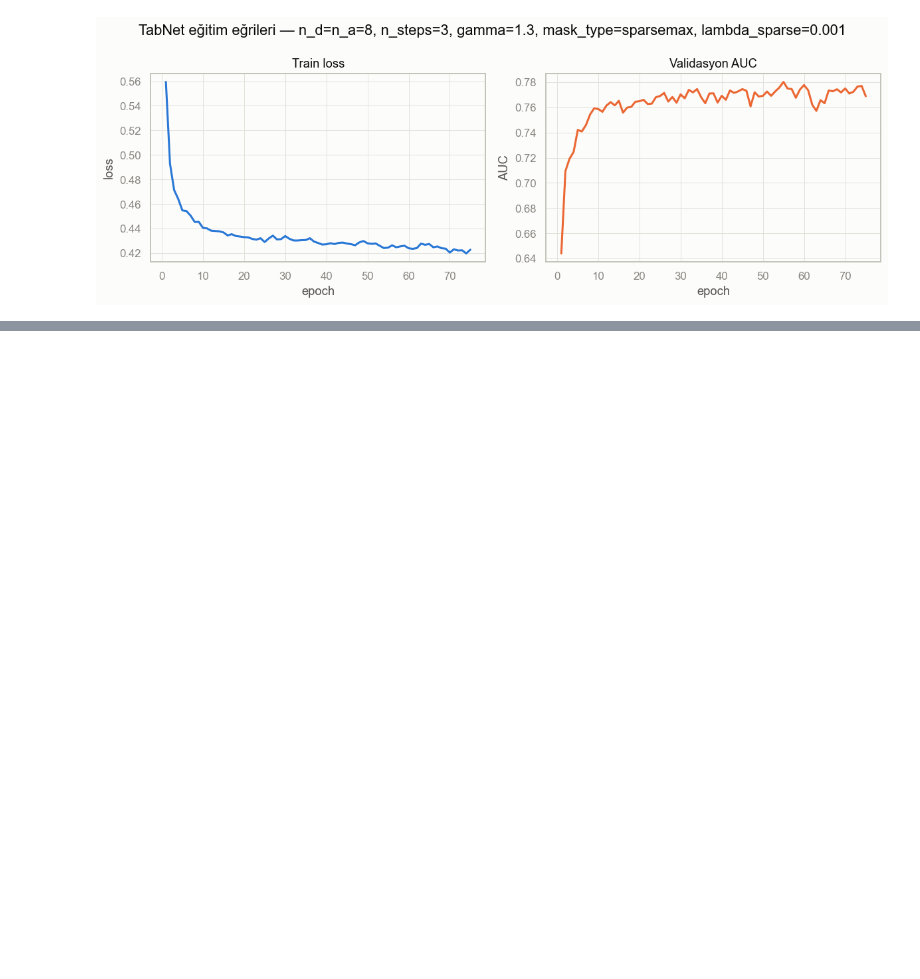
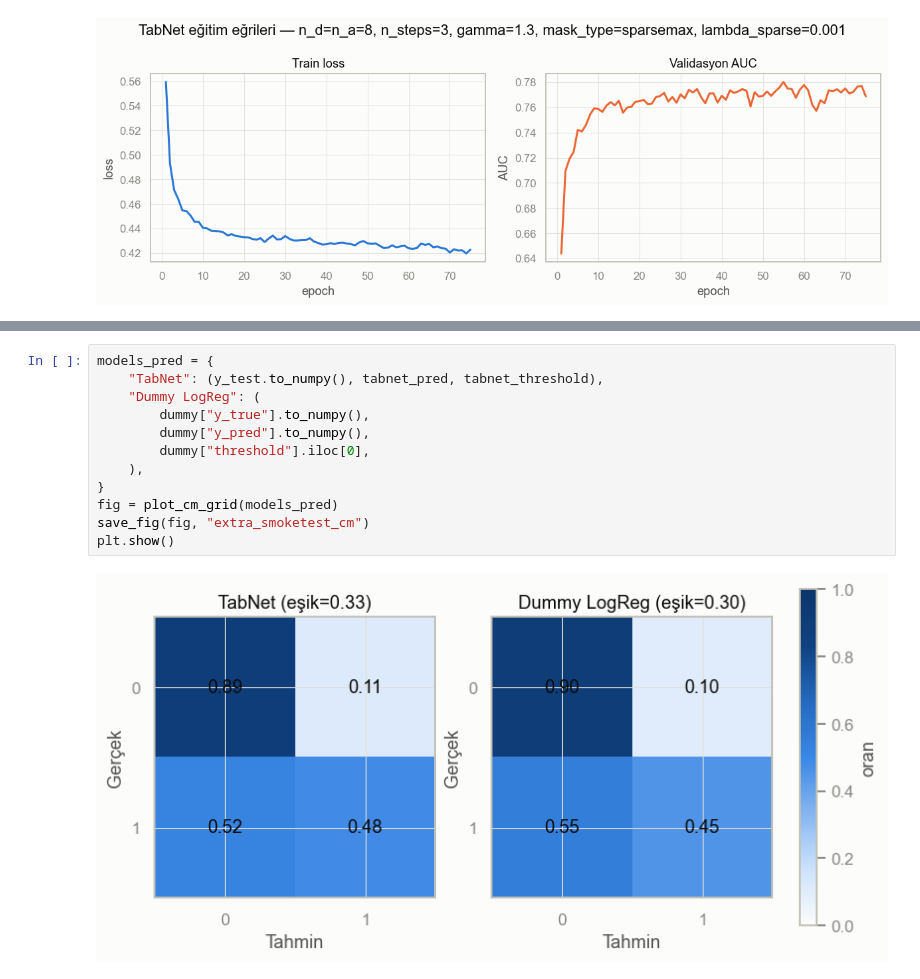
Before and after one commit to KamuranBey00/DataScienceProject, a Jupyter notebook: notebooks/04_tabnet.ipynb, the cells around one changed output, grey strips where cells are left out. Drawn from its saved outputs; the diff is of its cells as text; blank space fills up the shorter version.

```diff
--- a/notebooks/04_tabnet.ipynb
+++ b/notebooks/04_tabnet.ipynb
@@ -388,0 +420,14 @@ plt.show()
+# %%
+models_pred = {
+    "TabNet": (y_test.to_numpy(), tabnet_pred, tabnet_threshold),
+    "Dummy LogReg": (
+        dummy["y_true"].to_numpy(),
+        dummy["y_pred"].to_numpy(),
+        dummy["threshold"].iloc[0],
+    ),
+}
+fig = plot_cm_grid(models_pred)
+save_fig(fig, "extra_smoketest_cm")
+plt.show()
+# %% [output]
+[figure, added]
```
Also changed, not shown: parts of 7 cells of this notebook, 8 other files.
